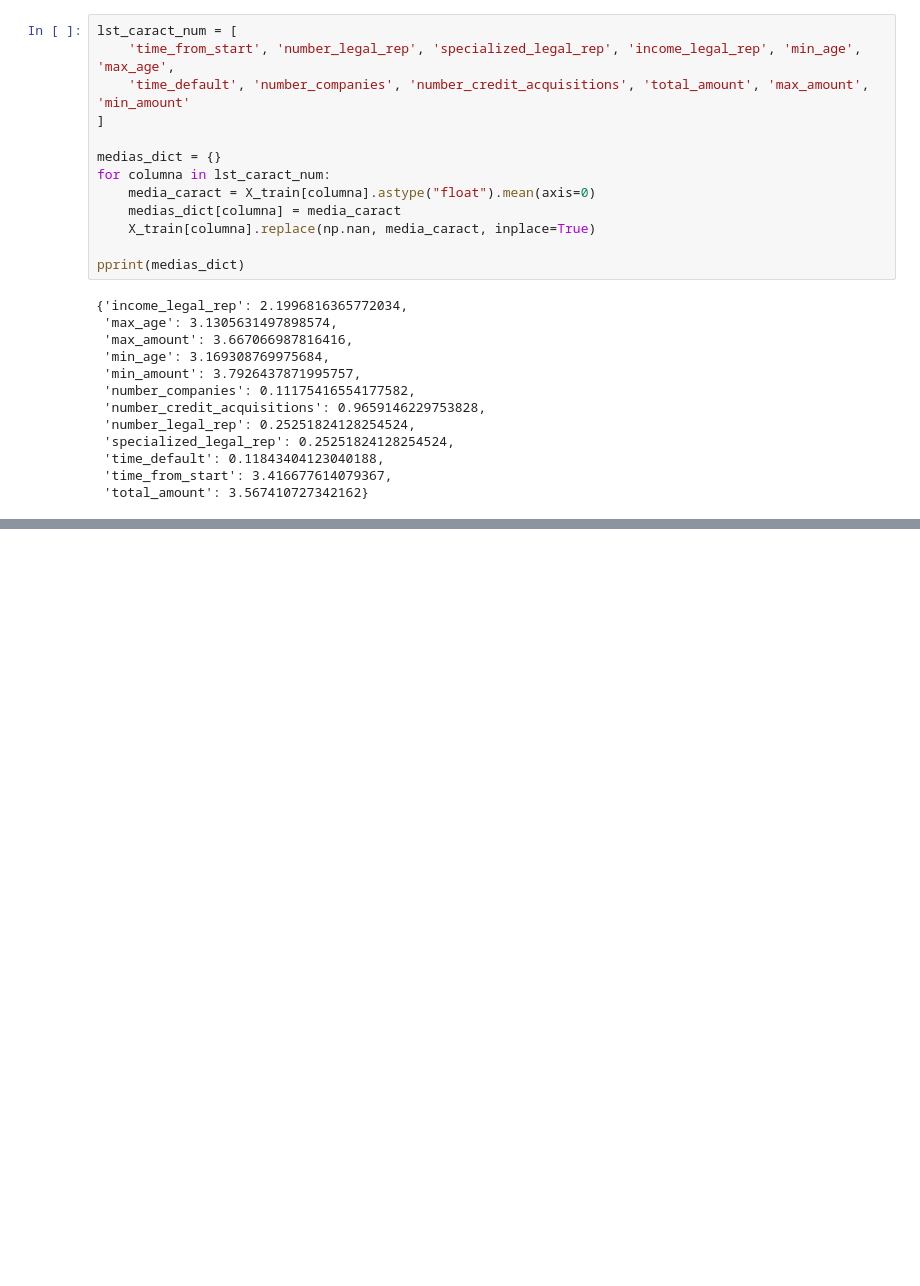
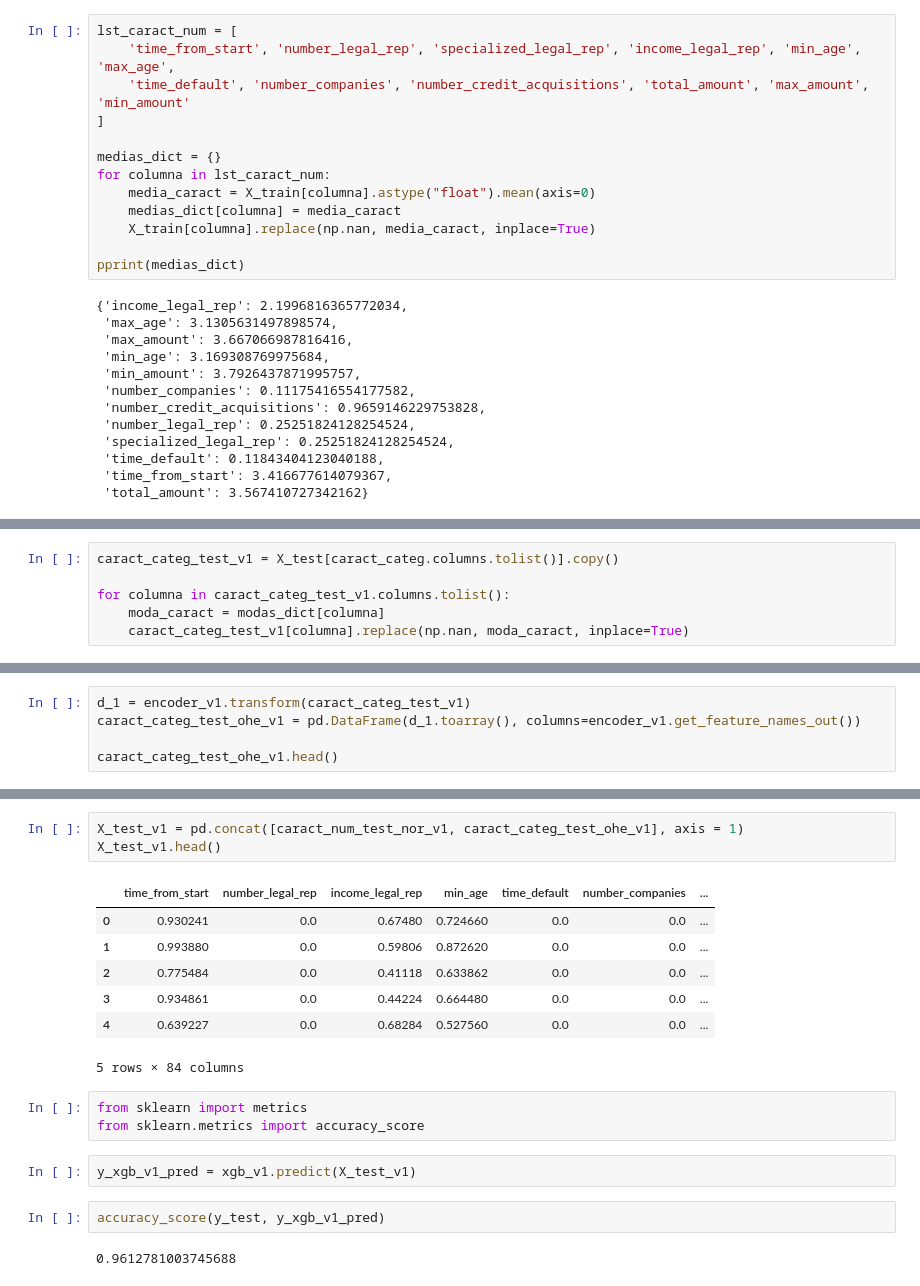
Before and after one commit to rodrigoase/bbva-data-challenge, a Jupyter notebook: Experimentacion.ipynb, the cells around one changed output, grey strips where cells are left out. Drawn from its saved outputs; the diff is of its cells as text; blank space fills up the shorter version.

```diff
--- a/Experimentacion.ipynb
+++ b/Experimentacion.ipynb
@@ -571,0 +644,6 @@ X_train_v1.head()
+# %%
+caract_categ_test_v1 = X_test[caract_categ.columns.tolist()].copy()
+
+for columna in caract_categ_test_v1.columns.tolist():
+    moda_caract = modas_dict[columna]
+    caract_categ_test_v1[columna].replace(np.nan, moda_caract, inplace=True)
@@ -571,0 +686,5 @@ X_train_v1.head()
+# %%
+d_1 = encoder_v1.transform(caract_categ_test_v1)
+caract_categ_test_ohe_v1 = pd.DataFrame(d_1.toarray(), columns=encoder_v1.get_feature_names_out())
+
+caract_categ_test_ohe_v1.head()
@@ -571,0 +699,20 @@ X_train_v1.head()
+# %%
+X_test_v1 = pd.concat([caract_num_test_nor_v1, caract_categ_test_ohe_v1], axis = 1)
+X_test_v1.head()
+# %% [output]
+|  | time_from_start | number_legal_rep | income_legal_rep | min_age | time_default | number_companies | ... |
+| 0 | 0.930241 | 0.0 | 0.67480 | 0.724660 | 0.0 | 0.0 | ... |
+| 1 | 0.993880 | 0.0 | 0.59806 | 0.872620 | 0.0 | 0.0 | ... |
+| 2 | 0.775484 | 0.0 | 0.41118 | 0.633862 | 0.0 | 0.0 | ... |
+| 3 | 0.934861 | 0.0 | 0.44224 | 0.664480 | 0.0 | 0.0 | ... |
+| 4 | 0.639227 | 0.0 | 0.68284 | 0.527560 | 0.0 | 0.0 | ... |
+5 rows × 84 columns
+# %%
+from sklearn import metrics
+from sklearn.metrics import accuracy_score
+# %%
+y_xgb_v1_pred = xgb_v1.predict(X_test_v1)
+# %%
+accuracy_score(y_test, y_xgb_v1_pred)
+# %% [output]
+0.9612781003745688
```
Also changed, not shown: parts of 86 cells of this notebook.
